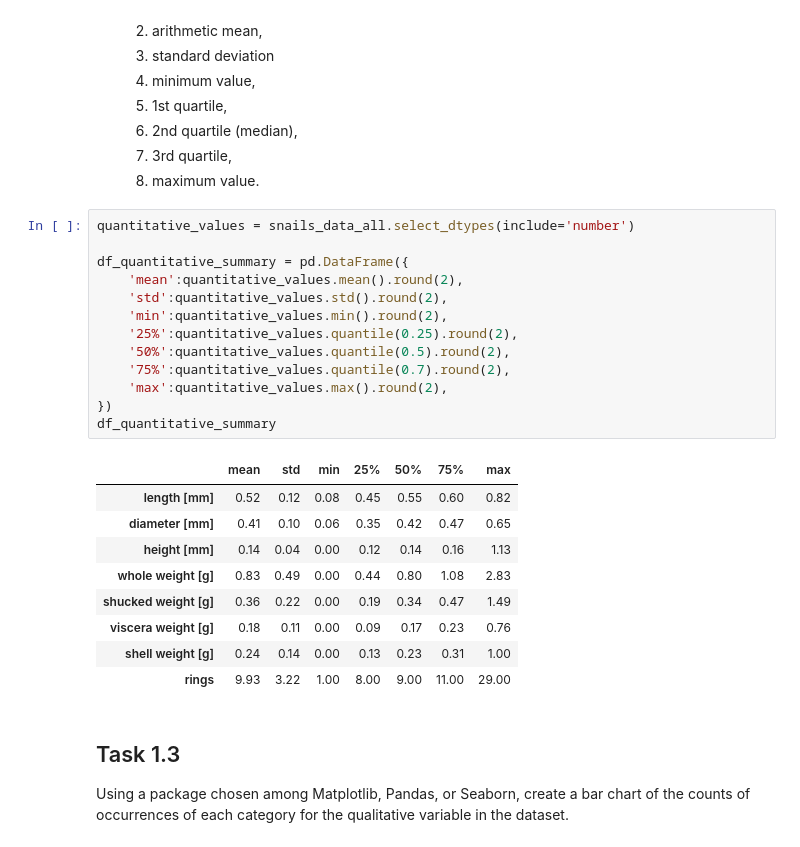
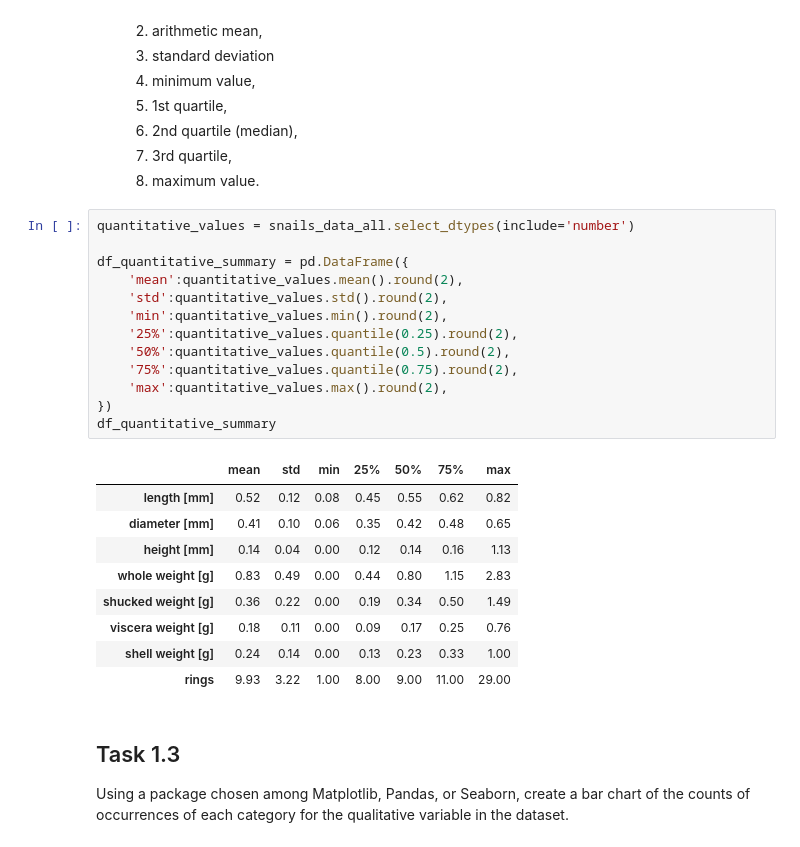
Before and after one commit to Sw3eT1/PY, a Jupyter notebook: Assignment 1/analysis.ipynb, the cells around one changed output. Cells and saved outputs as stored; diff of their text form.

```diff
--- a/Assignment 1/analysis.ipynb
+++ b/Assignment 1/analysis.ipynb
@@ -65,25 +65,25 @@ Using the Pandas package, create a table with summary statistics for the quantit
 # %%
 quantitative_values = snails_data_all.select_dtypes(include='number')
 
 df_quantitative_summary = pd.DataFrame({
     'mean':quantitative_values.mean().round(2),
     'std':quantitative_values.std().round(2),
     'min':quantitative_values.min().round(2),
     '25%':quantitative_values.quantile(0.25).round(2),
     '50%':quantitative_values.quantile(0.5).round(2),
-    '75%':quantitative_values.quantile(0.7).round(2),
+    '75%':quantitative_values.quantile(0.75).round(2),
     'max':quantitative_values.max().round(2),
 })
 df_quantitative_summary
 # %% [output]
 |  | mean | std | min | 25% | 50% | 75% | max |
-| length [mm] | 0.52 | 0.12 | 0.08 | 0.45 | 0.55 | 0.60 | 0.82 |
-| diameter [mm] | 0.41 | 0.10 | 0.06 | 0.35 | 0.42 | 0.47 | 0.65 |
+| length [mm] | 0.52 | 0.12 | 0.08 | 0.45 | 0.55 | 0.62 | 0.82 |
+| diameter [mm] | 0.41 | 0.10 | 0.06 | 0.35 | 0.42 | 0.48 | 0.65 |
 | height [mm] | 0.14 | 0.04 | 0.00 | 0.12 | 0.14 | 0.16 | 1.13 |
-| whole weight [g] | 0.83 | 0.49 | 0.00 | 0.44 | 0.80 | 1.08 | 2.83 |
-| shucked weight [g] | 0.36 | 0.22 | 0.00 | 0.19 | 0.34 | 0.47 | 1.49 |
-| viscera weight [g] | 0.18 | 0.11 | 0.00 | 0.09 | 0.17 | 0.23 | 0.76 |
-| shell weight [g] | 0.24 | 0.14 | 0.00 | 0.13 | 0.23 | 0.31 | 1.00 |
+| whole weight [g] | 0.83 | 0.49 | 0.00 | 0.44 | 0.80 | 1.15 | 2.83 |
+| shucked weight [g] | 0.36 | 0.22 | 0.00 | 0.19 | 0.34 | 0.50 | 1.49 |
+| viscera weight [g] | 0.18 | 0.11 | 0.00 | 0.09 | 0.17 | 0.25 | 0.76 |
+| shell weight [g] | 0.24 | 0.14 | 0.00 | 0.13 | 0.23 | 0.33 | 1.00 |
 | rings | 9.93 | 3.22 | 1.00 | 8.00 | 9.00 | 11.00 | 29.00 |
 # %% [markdown]
 ## Task 1.3
```
Also changed, not shown: parts of 5 cells of this notebook.
